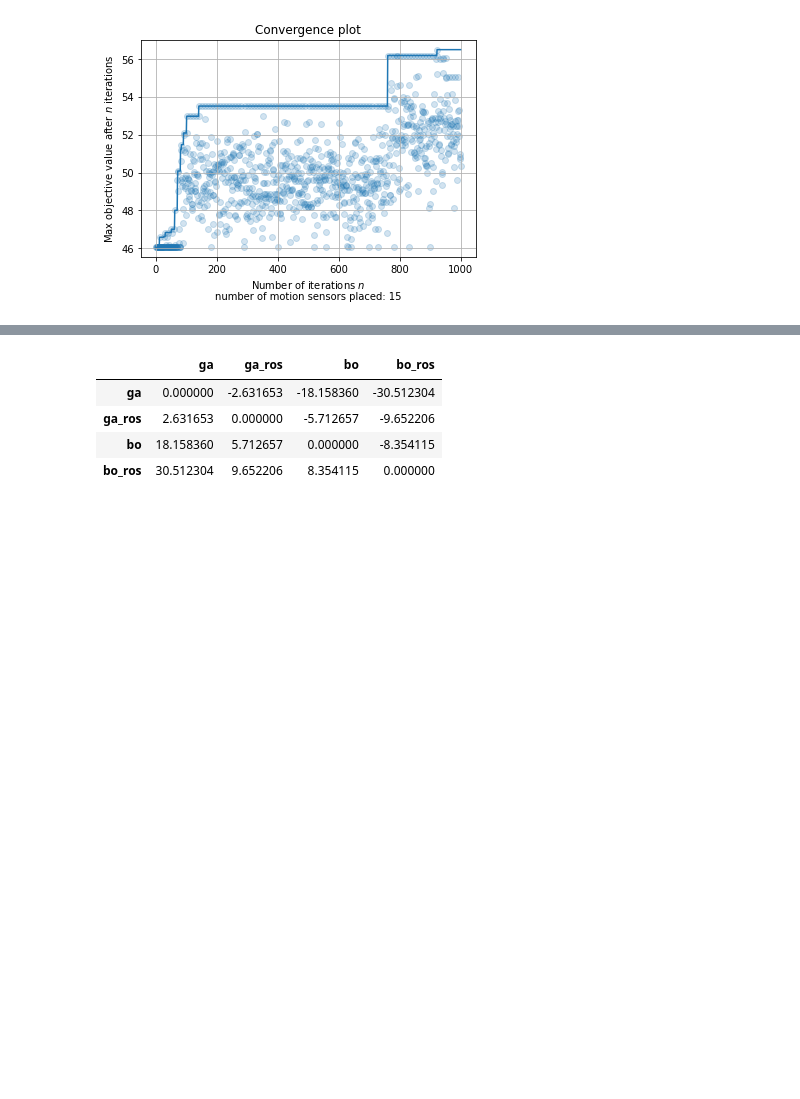
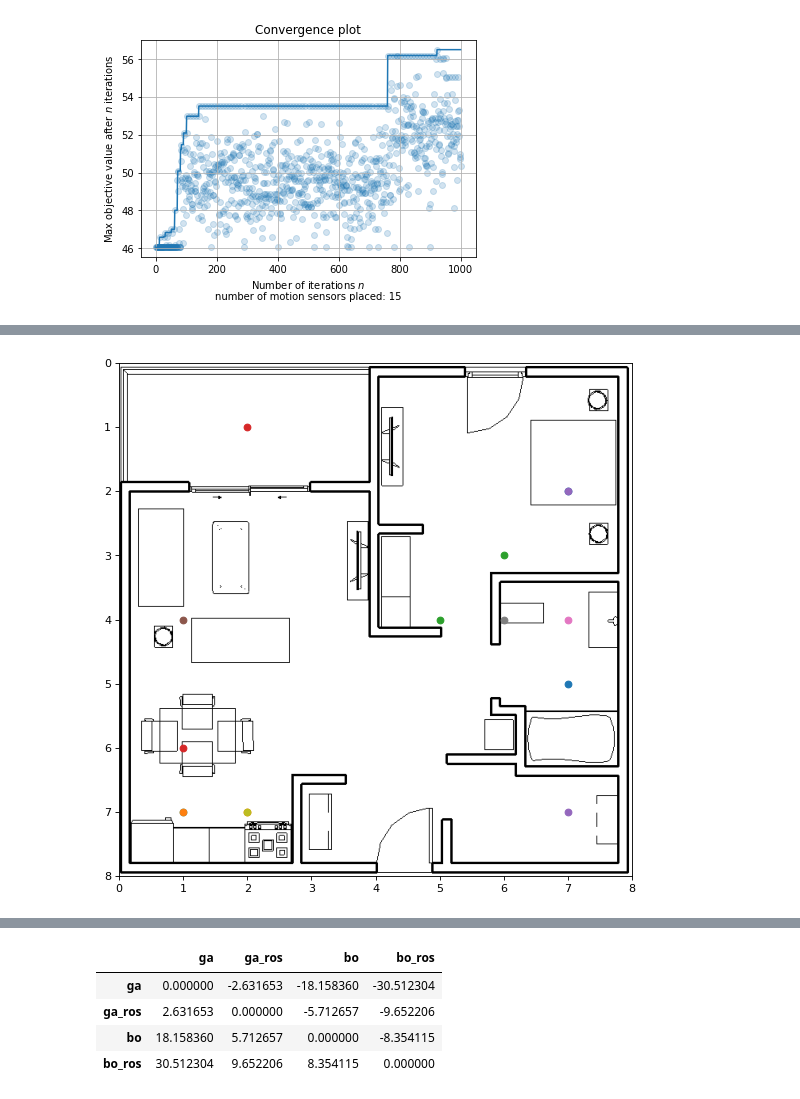
Before and after one commit to shadangolestan/Smart-Home-Sensor-Placement-Optimization, a Jupyter notebook: SensorDeploymentOptimization/Results Insights.ipynb, the cells around one changed output, grey strips where cells are left out. Saved outputs shown, nothing was run; the diff lists cells and outputs as text; code cells hidden in the pictures; blank space fills up the shorter version.

Commit message:
SensorVisualization Added

```diff
--- a/SensorDeploymentOptimization/Results Insights.ipynb
+++ b/SensorDeploymentOptimization/Results Insights.ipynb
@@ -110,0 +106,89 @@ for result in results:
+# %%
+from IPython import display
+import pylab as pl
+import numpy as np
+
+def get_sensor_locations(c):
+    coordinates = c.get_dictionary()
+
+    Xs = []
+    Ys = []
+    for key in coordinates.keys():
+
+        if 'x' in key:
+            # print(coordinates[key])
+            Xs.append(coordinates[key])
+        else:
+            Ys.append(coordinates[key])
+
+    return Xs, Ys
+
+
+results = boi.read_files('Results/BO_ROS/')
+accuracies_bo = []
+
+for result in results:
+
+    data = [100 - p for p in result.perfs]
+    losses = list(data)
+
+    n_calls = len(losses)
+    maxs = [np.max(losses[:i]) for i in range(1, n_calls + 1)]
+    change = []
+    last = 0
+
+    for i in range(len(maxs)):
+        if (maxs[i] != last):
+            last = maxs[i]
+            change.append(i)
+
+    data = [100 - p for p in result.perfs]
+    boi.plot_convergence(data)
+    accuracies['bo_ros'].append(max(data))
+    print(max(data))
+    # plt.show()
+
+    configs = result.get_all_configs()
+
+    for config_index in change:
+        c = configs[config_index]
+
+
+        Xs, Ys = get_sensor_locations(c)
+
+        fig, ax = plt.subplots(figsize=(8.5, 8.5), dpi=80)
+        for i in range(len(Xs)):
+
+
+
+
+
+            xlim=(0, 8.0)
+            ylim=(0, 8.0)
+
+            plt.scatter(Xs[i], Ys[i])
+            # ax.plot(Xs[i], Ys[i], marker='o', color='k', lw=10)
+
+            plt.xlim(*xlim)
+            plt.ylim(*ylim)
+
+            # plt.show()
+            fig.canvas.draw()
+
+
+
+
+            img = plt.imread("testcase.jpg")
+            im = plt.imshow(np.flipud(img), origin='upper', extent=[0, 8, 0, 8])
+            # ax.imshow(img, extent=[0, 8, 0, 8])
+
+            plt.gca().invert_yaxis()
+
+        display.clear_output(wait=True)
+        display.display(pl.gcf())
+
+        # plt.show()
+
+    break
+# %% [output]
+[figure, added]
```
Also changed, not shown: parts of 10 cells of this notebook, 3 other files.
